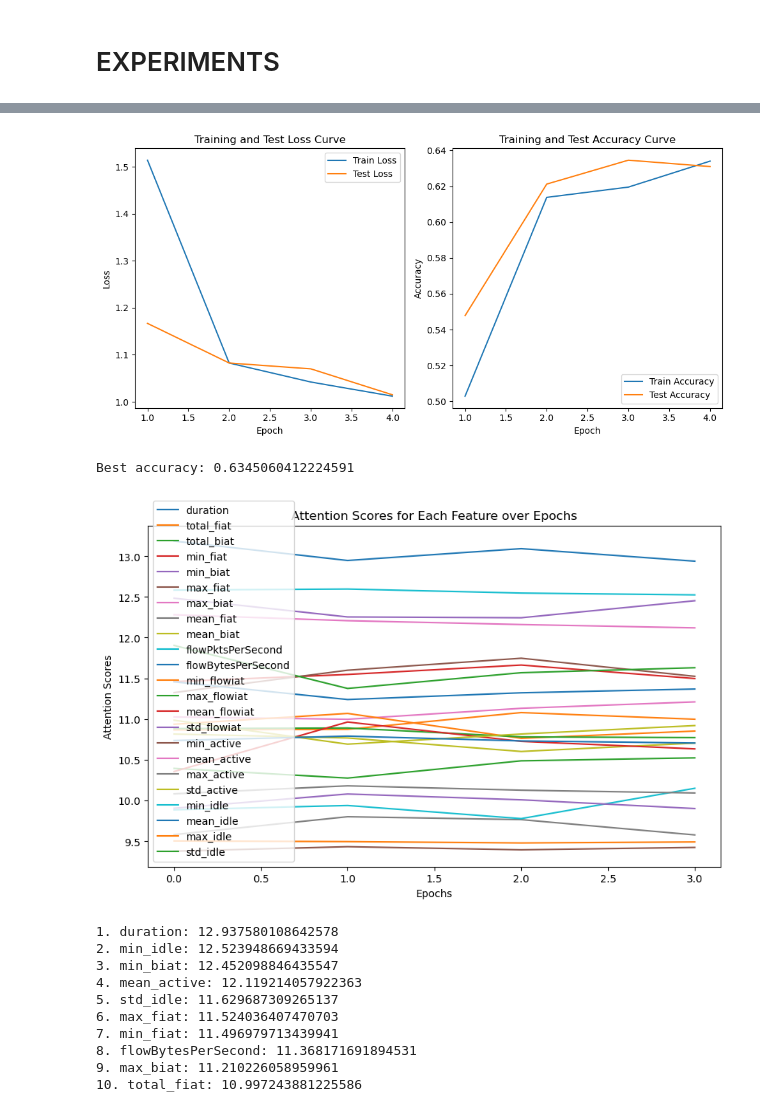
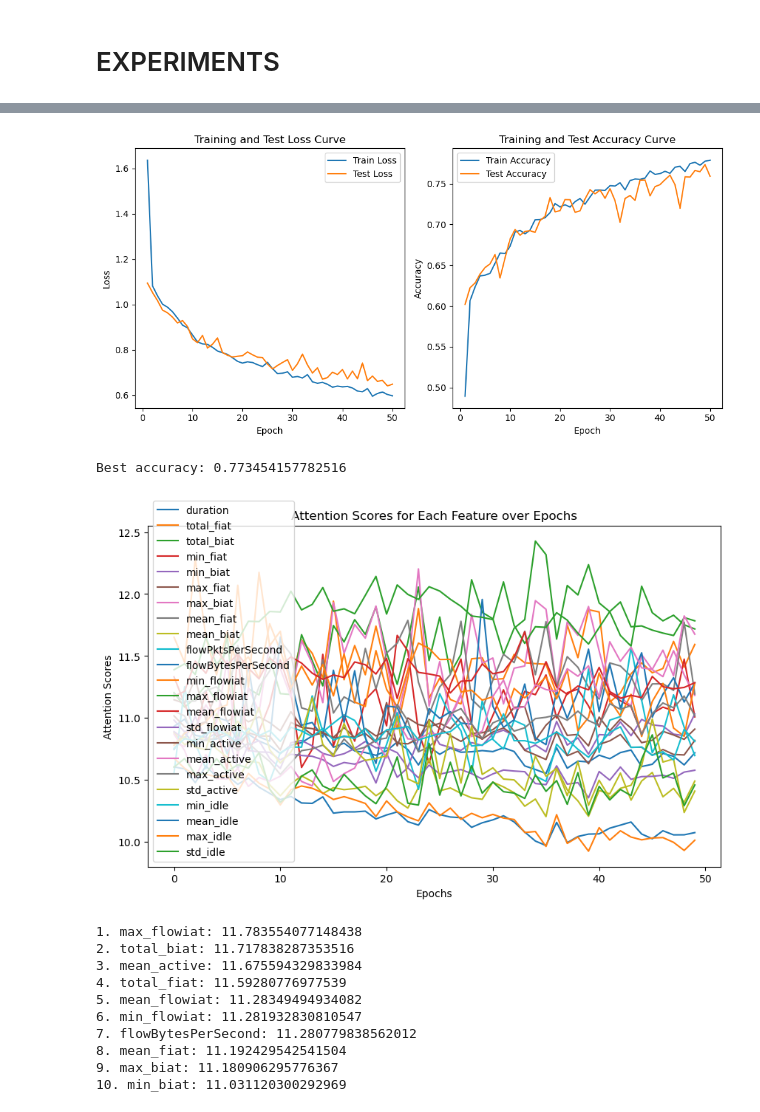
Before and after one commit to Colorado-Mesa-University-Cybersecurity/TrafficFlowForecasting, a Jupyter notebook: warins_experiments/interpretable/prototype_normalized.ipynb, the cells around one changed output, grey strips where cells are left out. Drawn from its saved outputs; the diff is of its cells as text; code cells hidden in the pictures.

```diff
--- a/warins_experiments/interpretable/prototype_normalized.ipynb
+++ b/warins_experiments/interpretable/prototype_normalized.ipynb
@@ -513,7 +513,7 @@ model = vpnClassifier(rff_on=False, num_layers=1, aggregation_on=False, heads=1)
 loss_fn = nn.CrossEntropyLoss()
 optimizer = torch.optim.RMSprop(params=model.parameters(), lr=0.0001, momentum=0.9)
 
-epochs = 4
+epochs = 50
 train_losses = []
 train_accuracies = []
 test_losses = []
@@ -591,16 +604,16 @@ Epoch 4/4, Train Loss: 1.0119, Test Loss: 1.0149, Train Accuracy: 0.6340, Test A
-[figure, old version]
+[figure, new version]
-Best accuracy: 0.6345060412224591
+Best accuracy: 0.773454157782516
-[figure, old version]
+[figure, new version]
-1. duration: 12.937580108642578
-2. min_idle: 12.523948669433594
-3. min_biat: 12.452098846435547
-4. mean_active: 12.119214057922363
-5. std_idle: 11.629687309265137
-6. max_fiat: 11.524036407470703
-7. min_fiat: 11.496979713439941
-8. flowBytesPerSecond: 11.368171691894531
-9. max_biat: 11.210226058959961
-10. total_fiat: 10.997243881225586
+1. max_flowiat: 11.783554077148438
+2. total_biat: 11.717838287353516
+3. mean_active: 11.675594329833984
+4. total_fiat: 11.59280776977539
+5. mean_flowiat: 11.28349494934082
+6. min_flowiat: 11.281932830810547
+7. flowBytesPerSecond: 11.280779838562012
+8. mean_fiat: 11.192429542541504
+9. max_biat: 11.180906295776367
+10. min_biat: 11.031120300292969
 # %%
 #comparing with the feature importance ranking of sklearn's random forest
 
```
Also changed, not shown: parts of 4 cells of this notebook.
